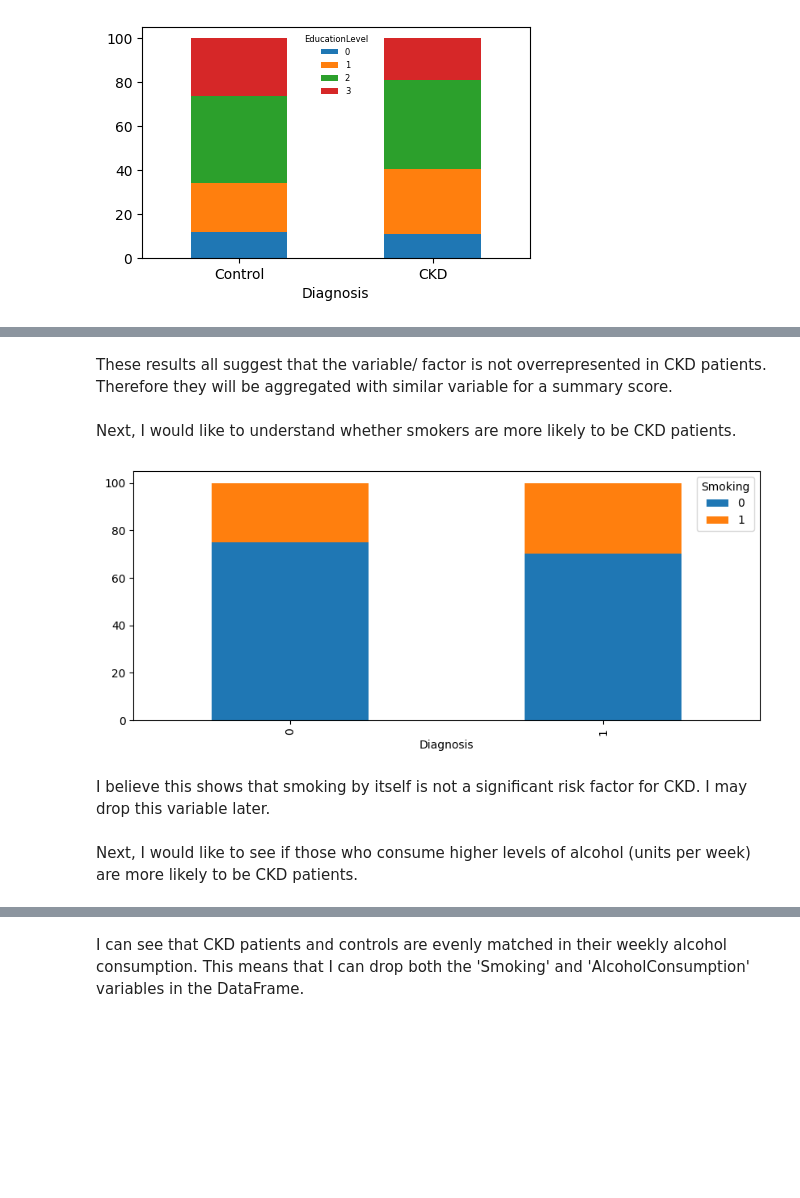
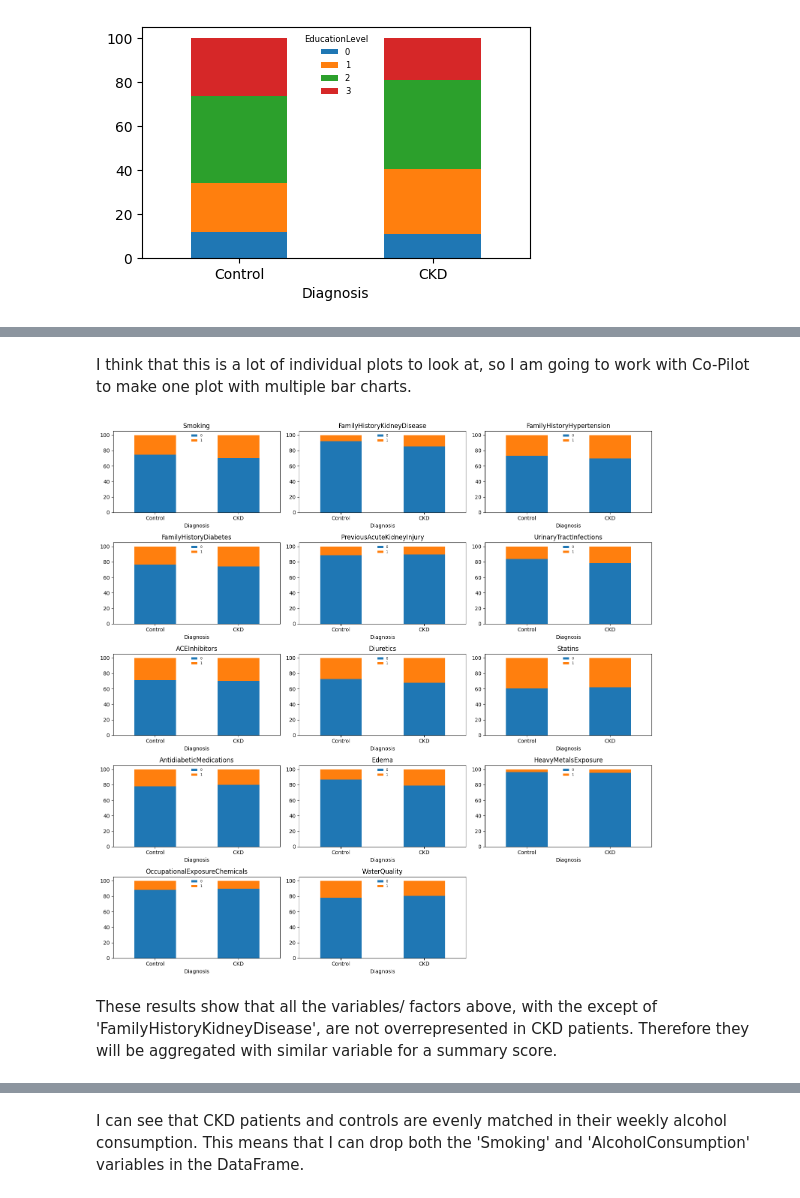
Before and after one commit to Sonya-J00/Chronic_Kidney_Disease, a Jupyter notebook: jupyter_notebooks/ETL.ipynb, the cells around one changed output, grey strips where cells are left out. Drawn from its saved outputs; the diff is of its cells as text; code cells hidden in the pictures; blank space fills up the shorter version.

```diff
--- a/jupyter_notebooks/ETL.ipynb
+++ b/jupyter_notebooks/ETL.ipynb
@@ -295,20 +316,36 @@ for col in int_cols:
 ... (16 outputs left out)
+# %% [markdown]
+I think that this is a lot of individual plots to look at, so I am going to work with Co-Pilot to make one plot with multiple bar charts.
+# %%
+import math
+
+exclude_cols = ['Diagnosis', 'PatientID', 'Age', 'Gender', 'Ethnicity', 'SocioeconomicStatus', 'EducationLevel']
+int_cols = [c for c in df.select_dtypes(include='int').columns if c not in exclude_cols]
+
+# Grid layout
+n_cols = 3
+n_rows = math.ceil(len(int_cols) / n_cols)
+
+fig, axes = plt.subplots(n_rows, n_cols, figsize=(n_cols*5, n_rows*3))
+axes = axes.flatten()
+
+for i, col in enumerate(int_cols):
+    df_grouped = df.groupby(['Diagnosis', col]).size().unstack()
+    df_percent = df_grouped.apply(lambda x: x / x.sum() * 100, axis=1)
+    df_percent.plot(kind='bar', stacked=True, ax=axes[i])
+
+    axes[i].legend(fontsize=6,loc='upper center', framealpha=0)
+    axes[i].set_xticklabels(['Control', 'CKD'])
+    axes[i].tick_params(axis='x', labelsize=10, rotation=0)
+    axes[i].set_title(f'{col}')
+
+# Remove empty subplots
+for j in range(i+1, len(axes)):
+    fig.delaxes(axes[j])
+
+plt.tight_layout()
+plt.show()
+# %% [output]
+[figure, added]
 # %% [markdown]
-These results all suggest that the variable/ factor is not overrepresented in CKD patients. Therefore they will be aggregated with similar variable for a summary score.
+These results show that all the variables/ factors above, with the except of 'FamilyHistoryKidneyDisease', are not overrepresented in CKD patients. Therefore they will be aggregated with similar variable for a summary score.
-# %% [markdown]
-Next, I would like to understand whether smokers are more likely to be CKD patients.
-# %%
-(
-    df.groupby(['Diagnosis','Smoking'])
-.size()
-.unstack()
-.apply(lambda x: x/x.sum()* 100, axis=1)
-.plot(kind='bar', stacked=True,figsize=(10,4))
-)
-plt.show()
-# %% [output]
-[figure, removed]
-# %% [markdown]
-I believe this shows that smoking by itself is not a significant risk factor for CKD. I may drop this variable later.
-# %% [markdown]
-Next, I would like to see if those who consume higher levels of alcohol (units per week) are more likely to be CKD patients.
```
Also changed, not shown: parts of 24 cells of this notebook.
